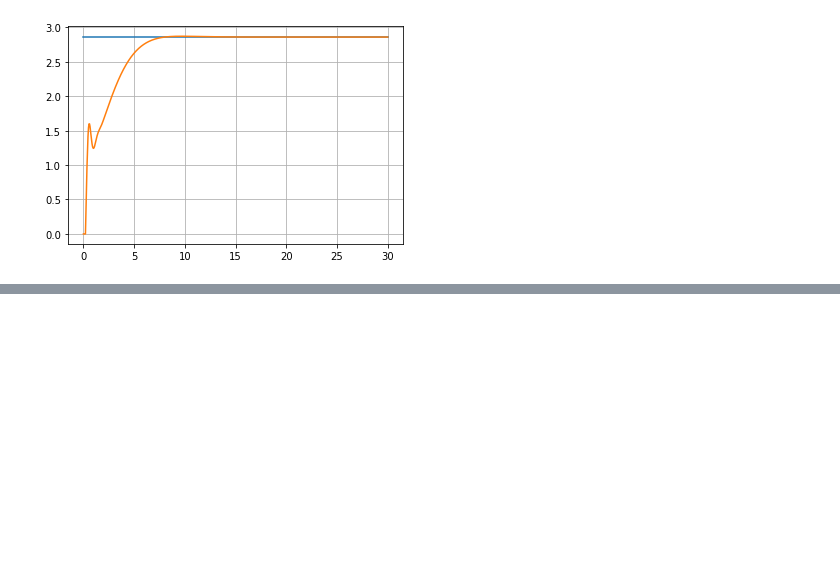
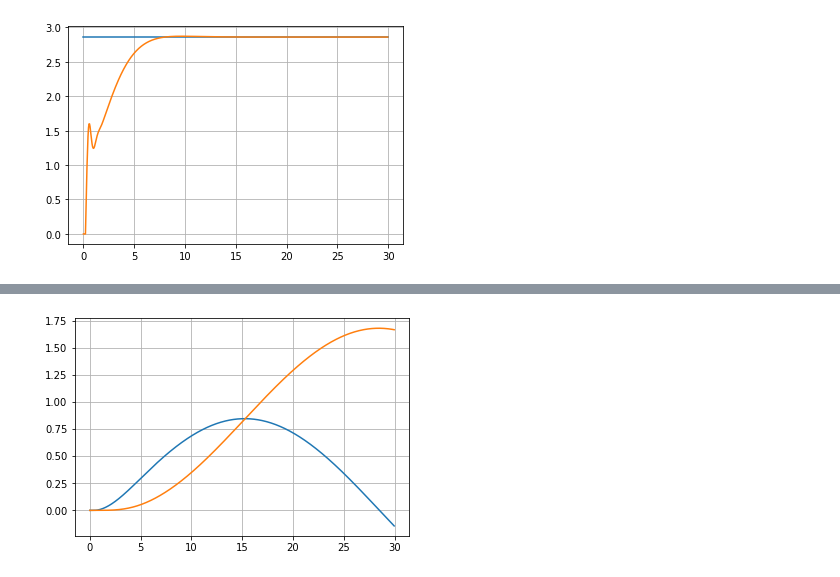
Before and after one commit to mateustui/Rob-tcia-Movel, a Jupyter notebook: Atividades/Atividade_4/Lista_4.ipynb, the cells around one changed output, grey strips where cells are left out. Saved outputs shown, nothing was run; the diff lists cells and outputs as text; code cells hidden in the pictures; blank space fills up the shorter version.

```diff
--- a/Atividades/Atividade_4/Lista_4.ipynb
+++ b/Atividades/Atividade_4/Lista_4.ipynb
@@ -183,0 +201,98 @@ plt.grid()
+# %%
+#Parametros do robo
+u=0.1
+w=0.85
+R2=0.035
+L2=0.28
+
+#Parametros do motor
+Ke = Kt = 0.01
+J = 0.01
+b = 0.019
+R = 1
+L = 0.5
+
+#Velocidades das rodas
+wd=(2*u+w*L2)/(2*R2)
+we=(2*u-w*L2)/(2*R2)
+
+#parametros do PID
+Kp=1.0
+Ki=1
+Kd=1.1
+Sp_d=wd
+Sp_e=we
+print(Sp_d,Sp_e)
+V_bat=12
+V_d= 0.0
+V_e= 0.0
+erro_d=0.0
+erro_e=0.0
+erro_old_d=0
+erro_old_e=0
+erro_int_d=0
+erro_int_e=0
+
+Tp_d=np.zeros(np.size(t))
+Tp_e=np.zeros(np.size(t))
+Tpp_d=np.zeros(np.size(t))
+Tpp_e=np.zeros(np.size(t))
+i_d=np.zeros(np.size(t))
+i_e=np.zeros(np.size(t))
+ip_d=np.zeros(np.size(t))
+ip_e=np.zeros(np.size(t))
+sp_v_d=Sp_d*np.ones(np.size(t))
+sp_v_e=Sp_e*np.ones(np.size(t))
+
+
+x=np.zeros(np.size(t))
+xp=np.zeros(np.size(t))
+y=np.zeros(np.size(t))
+yp=np.zeros(np.size(t))
+f=np.zeros(np.size(t))
+fp=np.zeros(np.size(t))
+
+
+for k in range(0, (np.size(t)-1)):
+    Tpp_d[k+1]=(1/J)*(Ke*i_d[k]-b*Tp_d[k])
+    Tpp_e[k+1]=(1/J)*(Ke*i_e[k]-b*Tp_e[k])
+    Tp_d[k+1]=Tp_d[k]+Tpp_d[k]*dt
+    Tp_e[k+1]=Tp_e[k]+Tpp_e[k]*dt
+    erro_d=Sp_d-Tp_d[k]
+    erro_e=Sp_e-Tp_e[k]
+    ip_d[k+1]=(1/L)*(V_d-R*i_d[k]-Kt*Tp_d[k])
+    ip_e[k+1]=(1/L)*(V_e-R*i_e[k]-Kt*Tp_e[k])
+    i_d[k+1]=i_d[k]+ip_d[k]*dt
+    i_e[k+1]=i_e[k]+ip_e[k]*dt
+    V_d=erro_d*Kp+erro_int_d*Ki+((erro_d-erro_old_d)/dt)*Kd
+    V_e=erro_e*Kp+erro_int_e*Ki+((erro_e-erro_old_e)/dt)*Kd
+    if V_d>V_bat:
+        V_d=V_bat
+    if V_e>V_bat:
+        V_e=V_bat
+    erro_old_d=erro_d
+    erro_old_e=erro_e
+    erro_int_d+=erro_d*dt
+    erro_int_e+=erro_e*dt
+    xp[k+1]=(R2/2)*(Tp_e[k]+Tp_d[k])*np.cos(f[k])
+    yp[k+1]=(R2/2)*(Tp_e[k]+Tp_d[k])*np.sin(f[k])
+    fp[k+1]=(R2/2)*(Tp_d[k]-Tp_e[k])
+
+    x[k+1]=x[k]+xp[k]*dt
+    y[k+1]=y[k]+yp[k]*dt
+    f[k+1]=f[k]+fp[k]*dt
+
+
+
+plt.plot(t,x, t,y)
+plt.grid()
+plt.figure()
+plt.plot(t,sp_v_d, t,Tp_d)
+plt.grid()
+plt.figure()
+plt.plot(t,sp_v_e, t,Tp_e)
+plt.grid()
+
+w_max= (2*np.pi*2*R2-2*u)/L2
+print(w_max)
+# %% [output]
@@ -183,0 +301 @@ plt.grid()
+[figure, added]
```
Also changed, not shown: parts of 8 cells of this notebook.
